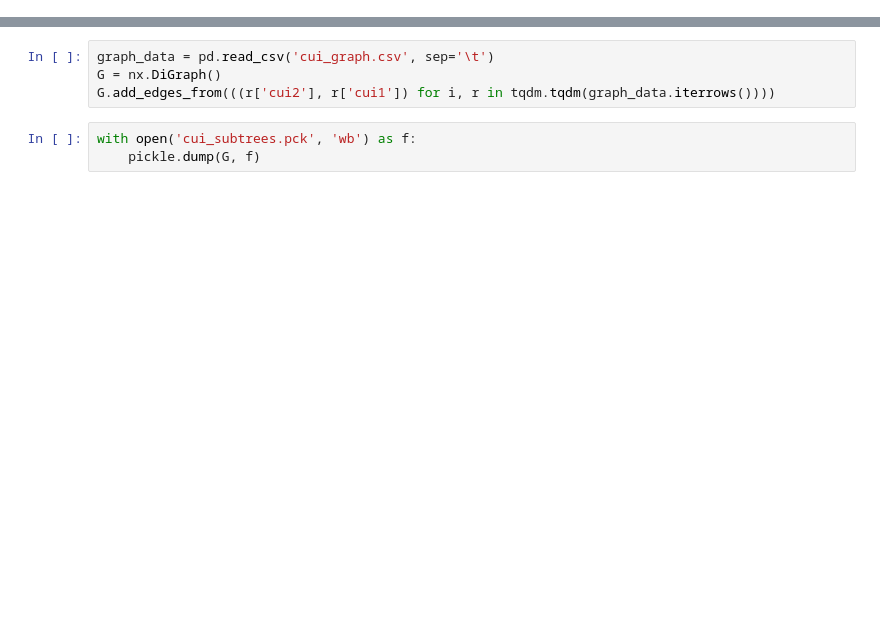
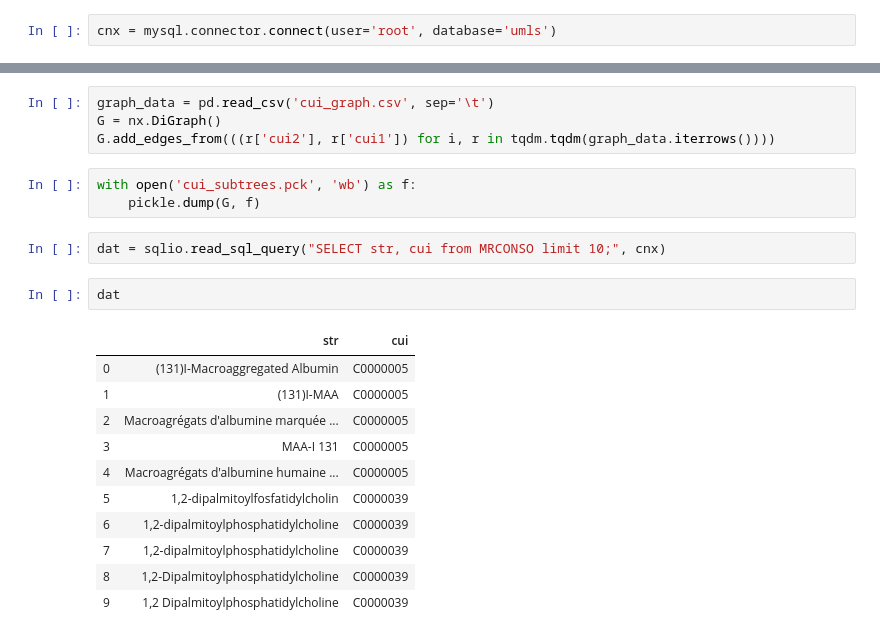
Before and after one commit to ijmarshall/robotreviewer, a Jupyter notebook: vocabs/vocab generation.ipynb, the cells around one changed output, grey strips where cells are left out. Cells and saved outputs as stored; diff of their text form; blank space fills up the shorter version.

```diff
--- a/vocabs/vocab generation.ipynb
+++ b/vocabs/vocab generation.ipynb
@@ -10,6 +12,8 @@ import pandas as pd
 import tqdm
 from collections import defaultdict
 import pickle
+# %%
+cnx = mysql.connector.connect(user='root', database='umls')
 # %%
 nlp = spacy.load("en_core_web_sm")
 # %%
@@ -134,3 +146,19 @@ G.add_edges_from(((r['cui2'], r['cui1']) for i, r in tqdm.tqdm(graph_data.iterro
 # %%
 with open('cui_subtrees.pck', 'wb') as f:
     pickle.dump(G, f)
+# %%
+dat = sqlio.read_sql_query("SELECT str, cui from MRCONSO limit 10;", cnx)
+# %%
+dat
+# %% [output]
+|  | str | cui |
+| 0 | (131)I-Macroaggregated Albumin | C0000005 |
+| 1 | (131)I-MAA | C0000005 |
+| 2 | Macroagrégats d'albumine marquée ... | C0000005 |
+| 3 | MAA-I 131 | C0000005 |
+| 4 | Macroagrégats d'albumine humaine ... | C0000005 |
+| 5 | 1,2-dipalmitoylfosfatidylcholin | C0000039 |
+| 6 | 1,2-dipalmitoylphosphatidylcholine | C0000039 |
+| 7 | 1,2-dipalmitoylphosphatidylcholine | C0000039 |
+| 8 | 1,2-Dipalmitoylphosphatidylcholine | C0000039 |
+| 9 | 1,2 Dipalmitoylphosphatidylcholine | C0000039 |
```
Also changed, not shown: parts of 5 cells of this notebook, 4 other files.
